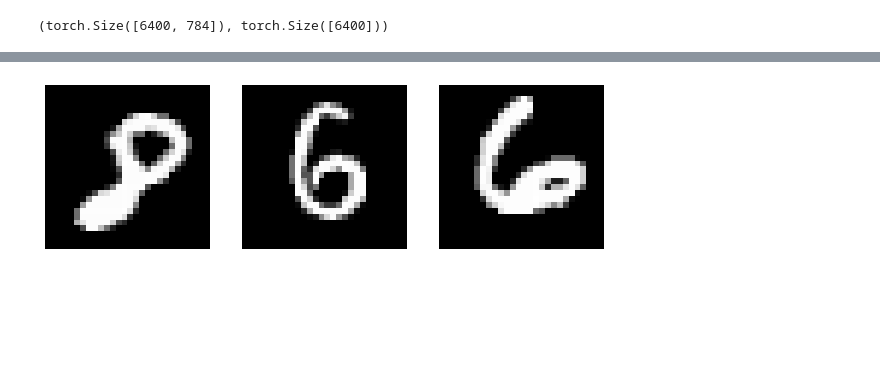
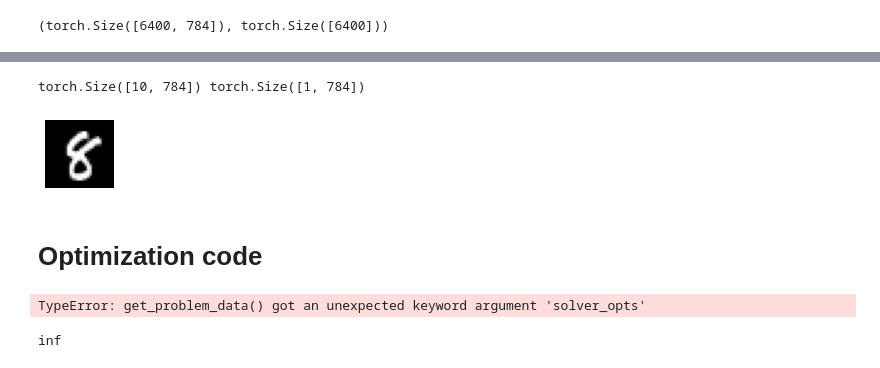
Before and after one commit to seanjaffe1/khopfield, a Jupyter notebook: sandbox.ipynb, the cells around one changed output, grey strips where cells are left out. Saved outputs shown, nothing was run; the diff lists cells and outputs as text; code cells hidden in the pictures; blank space fills up the shorter version.

```diff
--- a/sandbox.ipynb
+++ b/sandbox.ipynb
@@ -51,4 +64,5 @@ for i in range(10):
 # %%
-def hopfield(Xi, beta, X):
-    # Xi: N x n, beta: int, X: b x n
-    return torch.softmax(beta * X @ Xi.t(), dim=1) @ Xi
+def hopfield(Xi,  x, beta):
+    # x is 1 x n
+
+    return  Xi.t() @ torch.softmax(-1*beta * get_dists(Xi, x), dim=0)
@@ -55,9 +110,9 @@ def hopfield(Xi, beta, X):
 # %%
-X = images[:3] + torch.randn(3, 28**2) * 0.1
+X = images[:7]
 # display X
 fig = plt.figure(figsize=(10, 10))
-for i in range(3):
-    plt.subplot(1, 3, i+1)
+for i in range(7):
+    plt.subplot(1, 7, i+1)
     plt.imshow(X[i].view(28, 28), cmap='gray')
     plt.axis('off')
 # %% [output]
@@ -64,0 +120,9 @@ for i in range(3):
+# %%
+y = k_hopfield(Xi=images[0:1500], x=X[0:1], beta = 5,  k=5, hopfield_steps=3)
+
+# display y
+fig = plt.figure(figsize=(10, 10))
+for i in range(y.shape[1]):
+    plt.subplot(1, 7, i+1)
+    plt.imshow(y[:,i].view(28, 28), cmap='gray')
+    plt.axis('off')
@@ -65,10 +147,15 @@ for i in range(3):
+# %%
+y = hopfield(Xi=images[0:10], x=images[0:1].t(), beta = 10)
+# %% [output]
+torch.Size([10, 784]) torch.Size([1, 784])
 # %%
-y = hopfield(images, 1, X)
 # display y
 fig = plt.figure(figsize=(10, 10))
-for i in range(3):
-    plt.subplot(1, 3, i+1)
-    plt.imshow(y[i].view(28, 28), cmap='gray')
+for i in range(y.shape[1]):
+    plt.subplot(1, 7, i+1)
+    plt.imshow(y[:,i].view(28, 28), cmap='gray')
     plt.axis('off')
 # %% [output]
-[figure, old version]
+[figure, new version]
+# %% [markdown]
+# Optimization code
@@ -74,0 +177,4 @@ for i in range(3):
+# %%
+cvxpylayer = CvxpyLayer(problem, parameters=[x], variables=[y])
+# %% [output]
+TypeError: get_problem_data() got an unexpected keyword argument 'solver_opts'
@@ -74,0 +186,4 @@ for i in range(3):
+# %%
+problem.solve(requires_grad=True)
+# %% [output]
+inf
```
Also changed, not shown: parts of 16 cells of this notebook, 5 other files.
